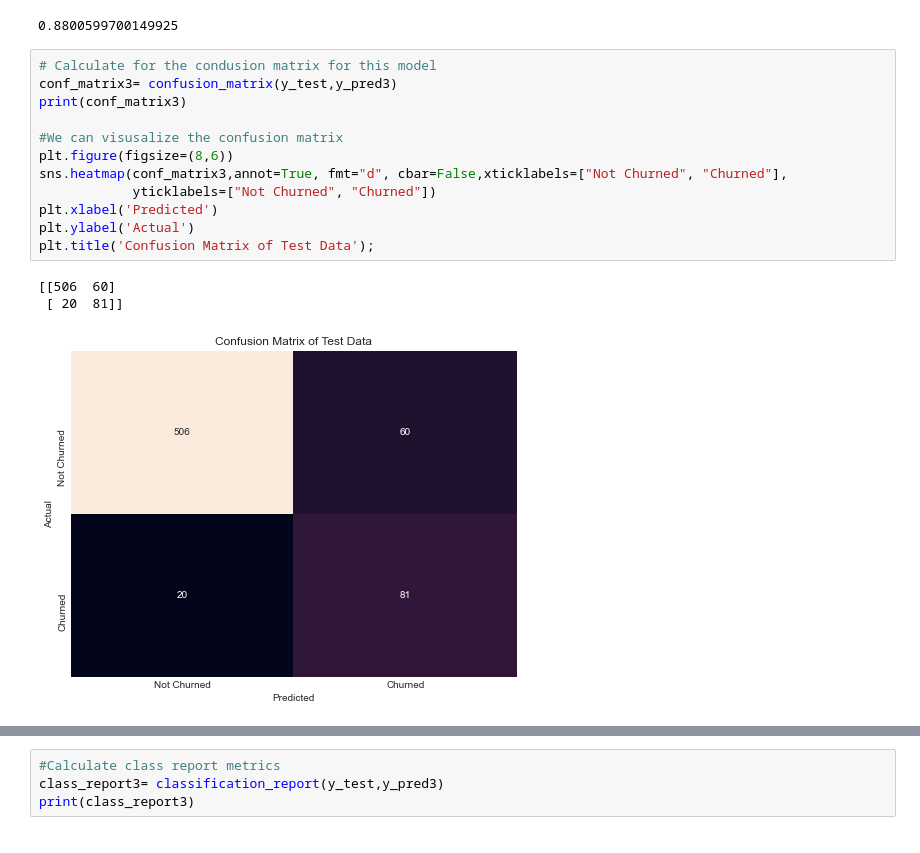
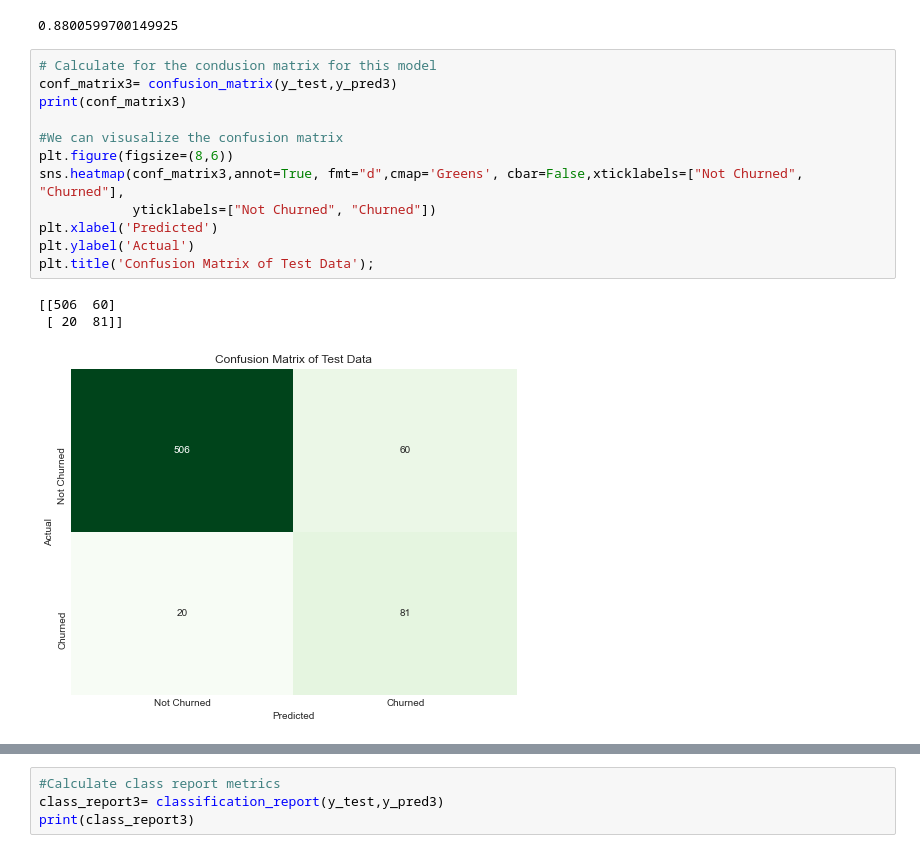
Before and after one commit to Masinde10/Customer-churn-project, a Jupyter notebook: Customerchurn.ipynb, the cells around one changed output, grey strips where cells are left out. Saved outputs shown, nothing was run; the diff lists cells and outputs as text.

```diff
--- a/Customerchurn.ipynb
+++ b/Customerchurn.ipynb
@@ -632,16 +658,16 @@ accuracy3
 # %%
 # Calculate for the condusion matrix for this model
 conf_matrix3= confusion_matrix(y_test,y_pred3)
 print(conf_matrix3)
 
 #We can visusalize the confusion matrix
 plt.figure(figsize=(8,6))
-sns.heatmap(conf_matrix3,annot=True, fmt="d", cbar=False,xticklabels=["Not Churned", "Churned"],
+sns.heatmap(conf_matrix3,annot=True, fmt="d",cmap='Greens', cbar=False,xticklabels=["Not Churned", "Churned"],
             yticklabels=["Not Churned", "Churned"])
 plt.xlabel('Predicted')
 plt.ylabel('Actual')
 plt.title('Confusion Matrix of Test Data');
 # %% [output]
 [[506  60]
  [ 20  81]]
-[figure, old version]
+[figure, new version]
```
Also changed, not shown: parts of 19 cells of this notebook.
